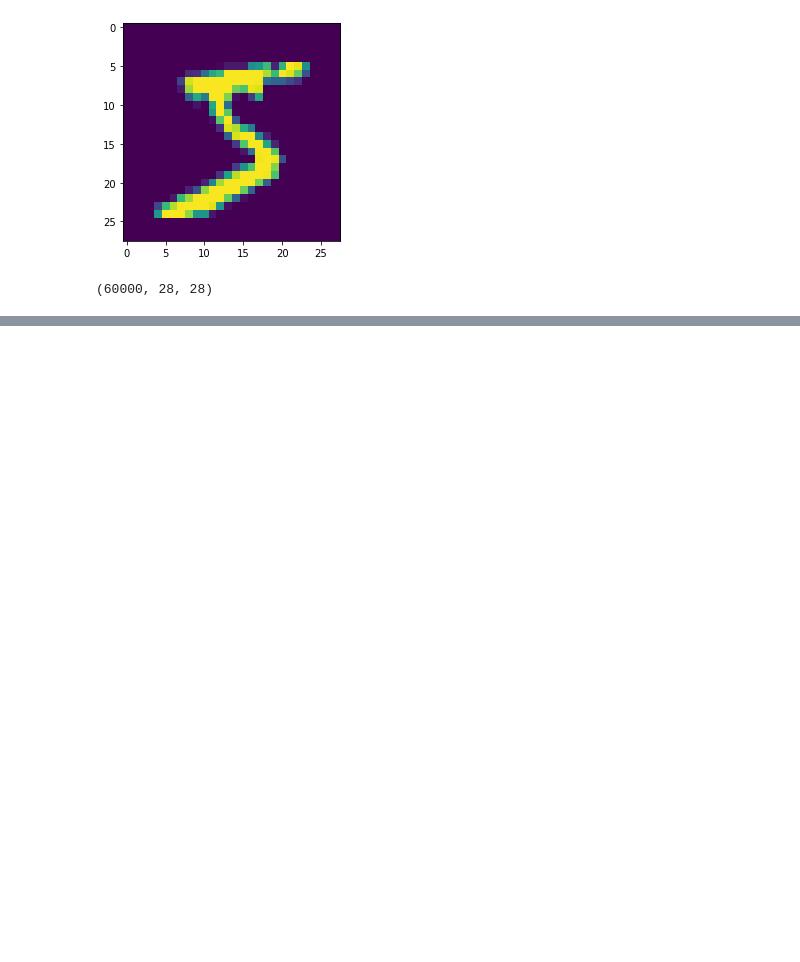
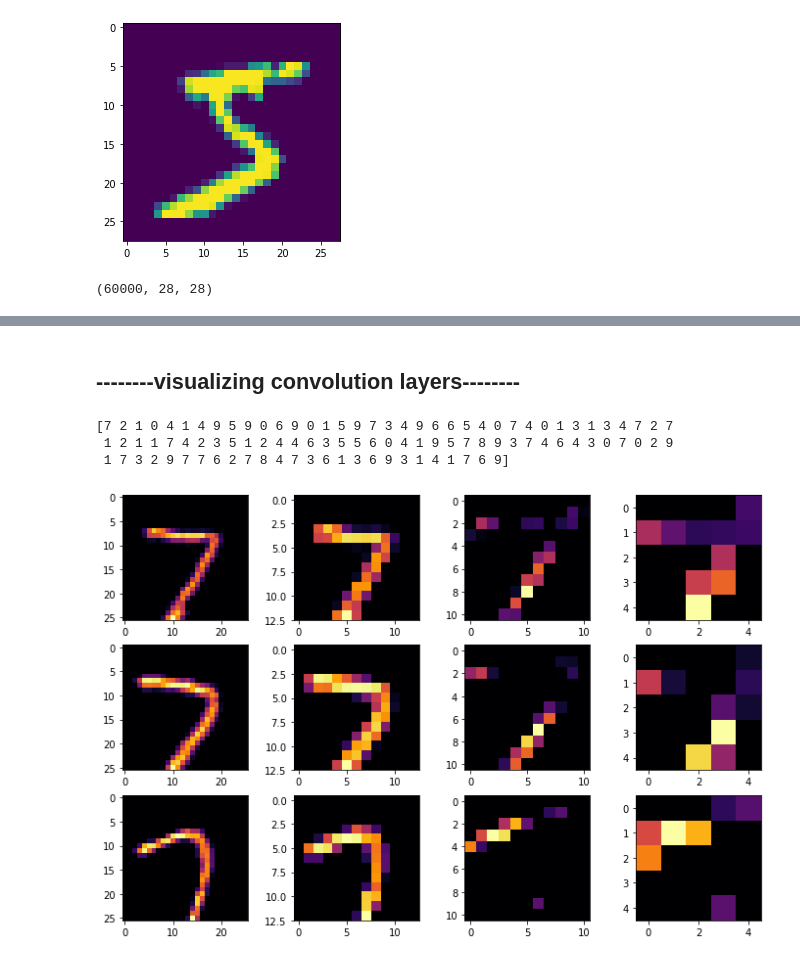
Before and after one commit to Tarun280896/AI, a Jupyter notebook: mnist.ipynb, the cells around one changed output, grey strips where cells are left out. Saved outputs shown, nothing was run; the diff lists cells and outputs as text; code cells hidden in the pictures; blank space fills up the shorter version.

```diff
--- a/mnist.ipynb
+++ b/mnist.ipynb
@@ -56,0 +70,21 @@ model.evaluate(test_X,test_y)
+# %%
+train_X,test_X = get_reshape(train_X),get_reshape(test_X)
+# %%
+#normalizing vectors as each image in mnist contains 784 pixels
+train_X = train_X/784
+test_X = test_X/784
+# %%
+model = Sequential()
+# convolution layer 64 filters with shape (3x3) with activate as relu (to remove -ve values)
+#input_shape = (28X28 pixels and 1 is the representaion of color depth(as it is a grey scale))
+model.add(Conv2D(64, (3,3), activation = 'relu', input_shape = (28,28,1)))
+#pooling layer with 2x2 pool which means in every 4 pixels we choose only the largest one in the pool
+model.add(MaxPool2D(2,2))
+#by using another convolution layer we can again reduce the size of image, which makes easy for the model to predict.
+#helps in filtering the features that are used in identifying the output
+model.add(Conv2D(64, (3,3), activation= 'relu'))
+model.add(MaxPool2D(2,2))
+model.add(Flatten())
+model.add(Dense(units = 128, activation= 'relu'))
+model.add(Dense(units = 10, activation= 'softmax'))
+model.compile(optimizer= 'adam', loss = 'sparse_categorical_crossentropy', metrics = ['accuracy'])
@@ -56,0 +111,3 @@ model.evaluate(test_X,test_y)
+# %%
+callbacks = CustomCallBacks()
+model.fit(train_X,train_y, epochs= 10, callbacks= [callbacks])
@@ -56,0 +124,31 @@ model.evaluate(test_X,test_y)
+# %% [markdown]
+## --------visualizing convolution layers--------
+# %%
+print(test_y[:100])
+# %% [output]
+[7 2 1 0 4 1 4 9 5 9 0 6 9 0 1 5 9 7 3 4 9 6 6 5 4 0 7 4 0 1 3 1 3 4 7 2 7
+ 1 2 1 1 7 4 2 3 5 1 2 4 4 6 3 5 5 6 0 4 1 9 5 7 8 9 3 7 4 6 4 3 0 7 0 2 9
+ 1 7 3 2 9 7 7 6 2 7 8 4 7 3 6 1 3 6 9 3 1 4 1 7 6 9]
+# %%
+import matplotlib.pyplot as plt
+plt.rcParams['figure.figsize'] = (12,8)
+f, axarr = plt.subplots(3,4)
+FIRST_IMAGE=0
+SECOND_IMAGE=17
+THIRD_IMAGE=26
+CONVOLUTION_NUMBER = 1
+from tensorflow.keras import models
+layer_outputs = [layer.output for layer in model.layers]
+activation_model = models.Model(inputs = model.input, outputs = layer_outputs)
+for x in range(0,4):
+  f1 = activation_model.predict(test_X[FIRST_IMAGE].reshape(1, 28, 28, 1))[x]
+  axarr[0,x].imshow(f1[0, : , :, CONVOLUTION_NUMBER], cmap='inferno')
+  axarr[0,x].grid(False)
+  f2 = activation_model.predict(test_X[SECOND_IMAGE].reshape(1, 28, 28, 1))[x]
+  axarr[1,x].imshow(f2[0, : , :, CONVOLUTION_NUMBER], cmap='inferno')
+  axarr[1,x].grid(False)
+  f3 = activation_model.predict(test_X[THIRD_IMAGE].reshape(1, 28, 28, 1))[x]
+  axarr[2,x].imshow(f3[0, : , :, CONVOLUTION_NUMBER], cmap='inferno')
+  axarr[2,x].grid(False)
+# %% [output]
+[figure, added]
```
Also changed, not shown: parts of 11 cells of this notebook.
